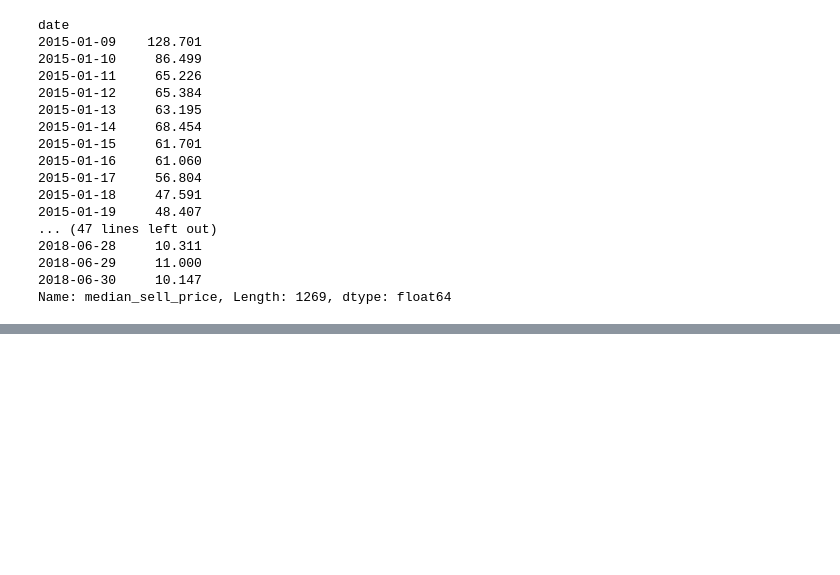
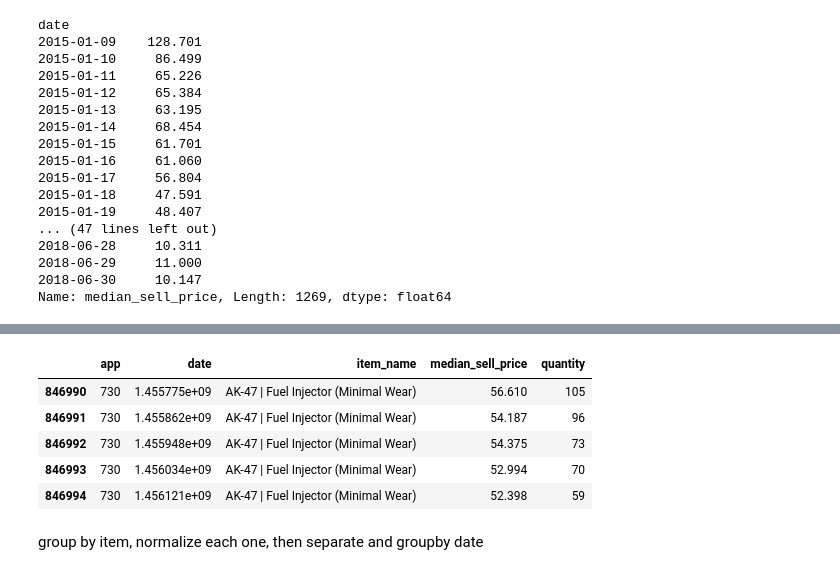
Before and after one commit to AkshayJ0shi/steam_anomaly_detection_capstone, a Jupyter notebook: series_arima.ipynb, the cells around one changed output, grey strips where cells are left out. Cells and saved outputs as stored; diff of their text form; code cells hidden in the pictures; blank space fills up the shorter version.

```diff
--- a/series_arima.ipynb
+++ b/series_arima.ipynb
@@ -297,0 +488,14 @@ Name: median_sell_price, Length: 1269, dtype: float64
+# %%
+with open('data/all_apps_df.pkl', 'rb') as f:
+    df = pickle.load(f)
+# %%
+df=df[df.item_name.str.contains('AK-47.*(Minimal Wear)')]
+# %%
+df.head()
+# %% [output]
+|  | app | date | item_name | median_sell_price | quantity |
+| 846990 | 730 | 1.455775e+09 | AK-47 | Fuel Injector (Minimal Wear) | 56.610 | 105 |
+| 846991 | 730 | 1.455862e+09 | AK-47 | Fuel Injector (Minimal Wear) | 54.187 | 96 |
+| 846992 | 730 | 1.455948e+09 | AK-47 | Fuel Injector (Minimal Wear) | 54.375 | 73 |
+| 846993 | 730 | 1.456034e+09 | AK-47 | Fuel Injector (Minimal Wear) | 52.994 | 70 |
+| 846994 | 730 | 1.456121e+09 | AK-47 | Fuel Injector (Minimal Wear) | 52.398 | 59 |
@@ -297,0 +506,2 @@ Name: median_sell_price, Length: 1269, dtype: float64
+# %% [markdown]
+group by item, normalize each one, then separate and groupby date
```
Also changed, not shown: parts of 33 cells of this notebook.
